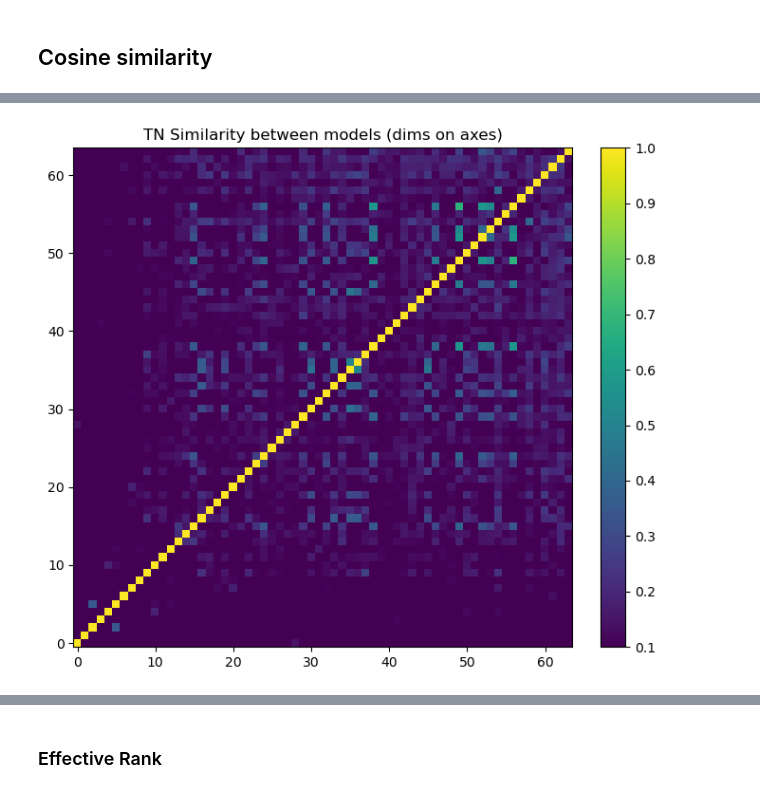
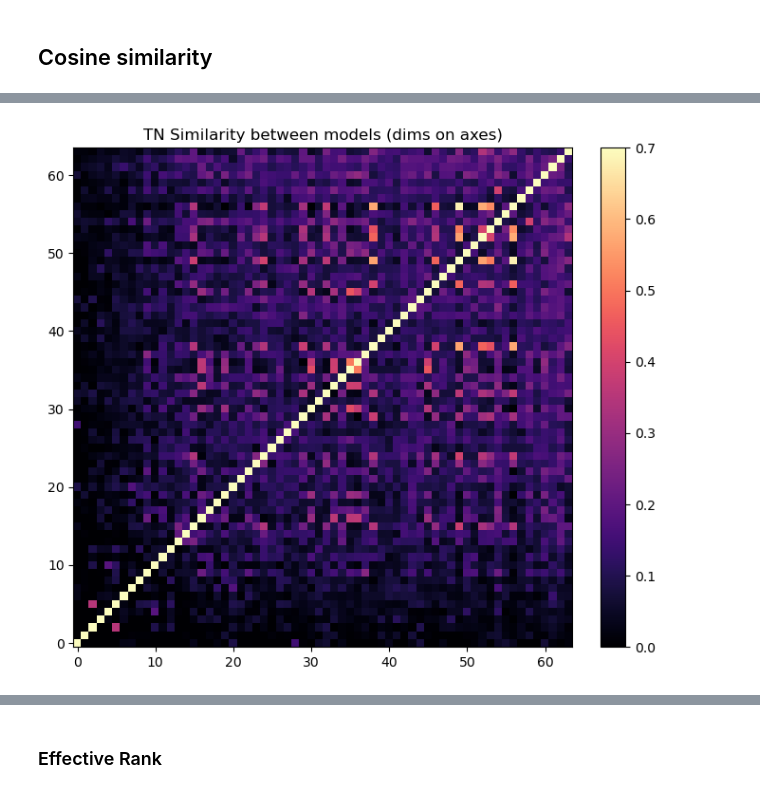
Before and after one commit to loganriggs/tn_4_interp, a Jupyter notebook: modular_addition/compression/analysis.ipynb, the cells around one changed output, grey strips where cells are left out. Saved outputs shown, nothing was run; the diff lists cells and outputs as text; code cells hidden in the pictures.

```diff
--- a/modular_addition/compression/analysis.ipynb
+++ b/modular_addition/compression/analysis.ipynb
@@ -293,17 +293,17 @@ Computing full pairwise TN similarity matrix...
 # %%
 # Plot heatmap
 fig, ax = plt.subplots(figsize=(8, 6))
-im = ax.imshow(sim_mat, cmap='viridis', vmin=0.1, vmax=1, origin="lower")
+im = ax.imshow(sim_mat, cmap='magma', vmin=0, vmax=0.7, origin="lower")
 # ax.set_xticks(np.arange(P))
 # ax.set_yticks(np.arange(P))
 # ax.set_xticklabels(np.arange(P), rotation=90)
 # ax.set_yticklabels(np.arange(P))
 ax.set_title('TN Similarity between models (dims on axes)')
 fig.colorbar(im, ax=ax, fraction=0.046, pad=0.04)
 plt.tight_layout()
 plt.show()
 # %% [output]
-[figure, old version]
+[figure, new version]
 # %%
 # compute TN sim across training.
 # %% [markdown]
```
Also changed, not shown: parts of 20 cells of this notebook, 1 other file.
